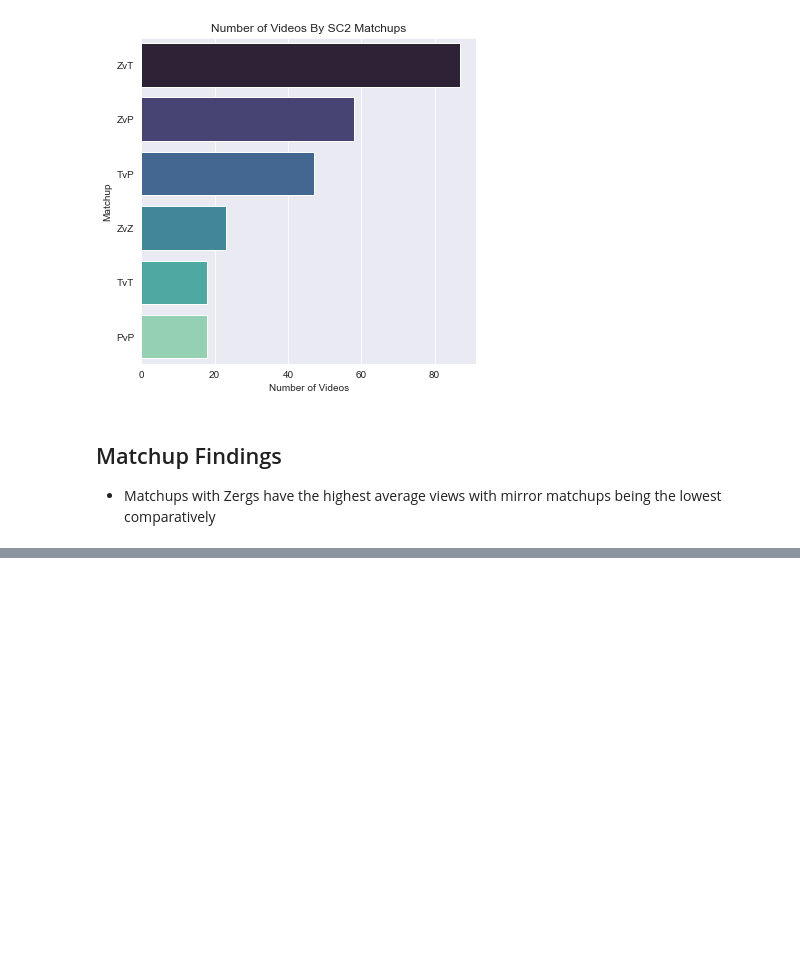
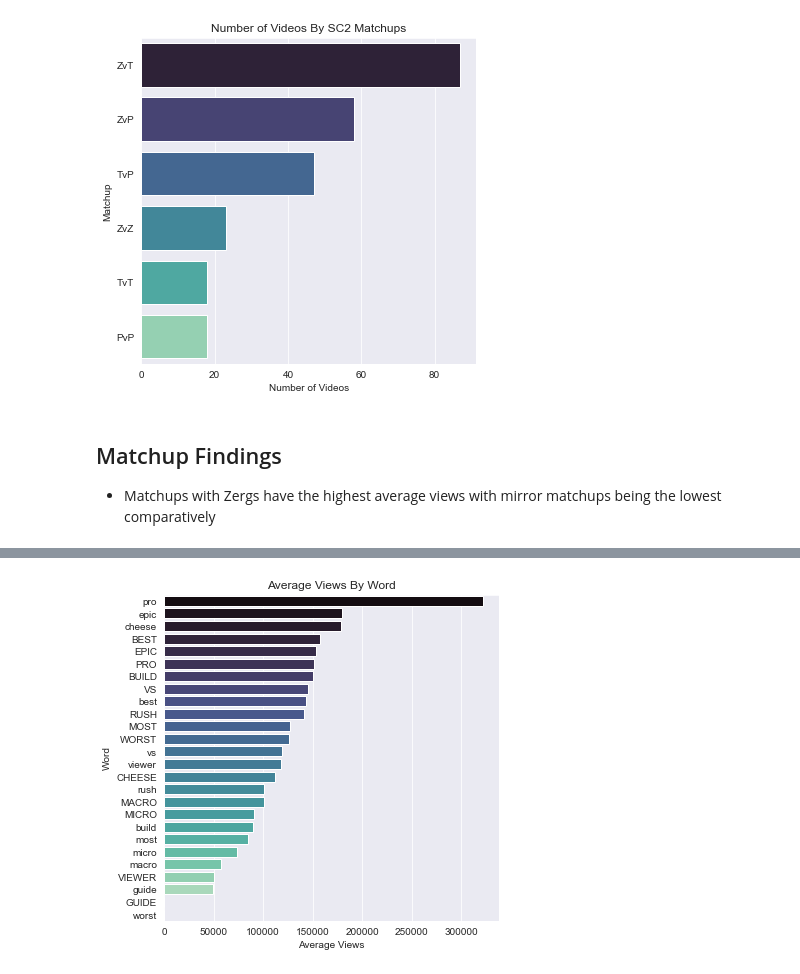
Before and after one commit to NelGen/NG--YouTube-Views-Analysis, a Jupyter notebook: Visualizations.ipynb, the cells around one changed output, grey strips where cells are left out. Drawn from its saved outputs; the diff is of its cells as text; code cells hidden in the pictures; blank space fills up the shorter version.

```diff
--- a/Visualizations.ipynb
+++ b/Visualizations.ipynb
@@ -389,0 +456,10 @@ plt.show()
+# %%
+words_df.sort_values(by='avg_views',ascending=False,inplace=True)
+fig,ax = plt.subplots(figsize=(6,6))
+sns.barplot(y=words_df['words'],x=words_df['avg_views'],palette='mako',ax=ax)
+ax.set_title('Average Views By Word')
+ax.set_xlabel('Average Views')
+ax.set_ylabel('Word')
+plt.show()
+# %% [output]
+[figure, added]
```
Also changed, not shown: parts of 18 cells of this notebook, 2 other files.
